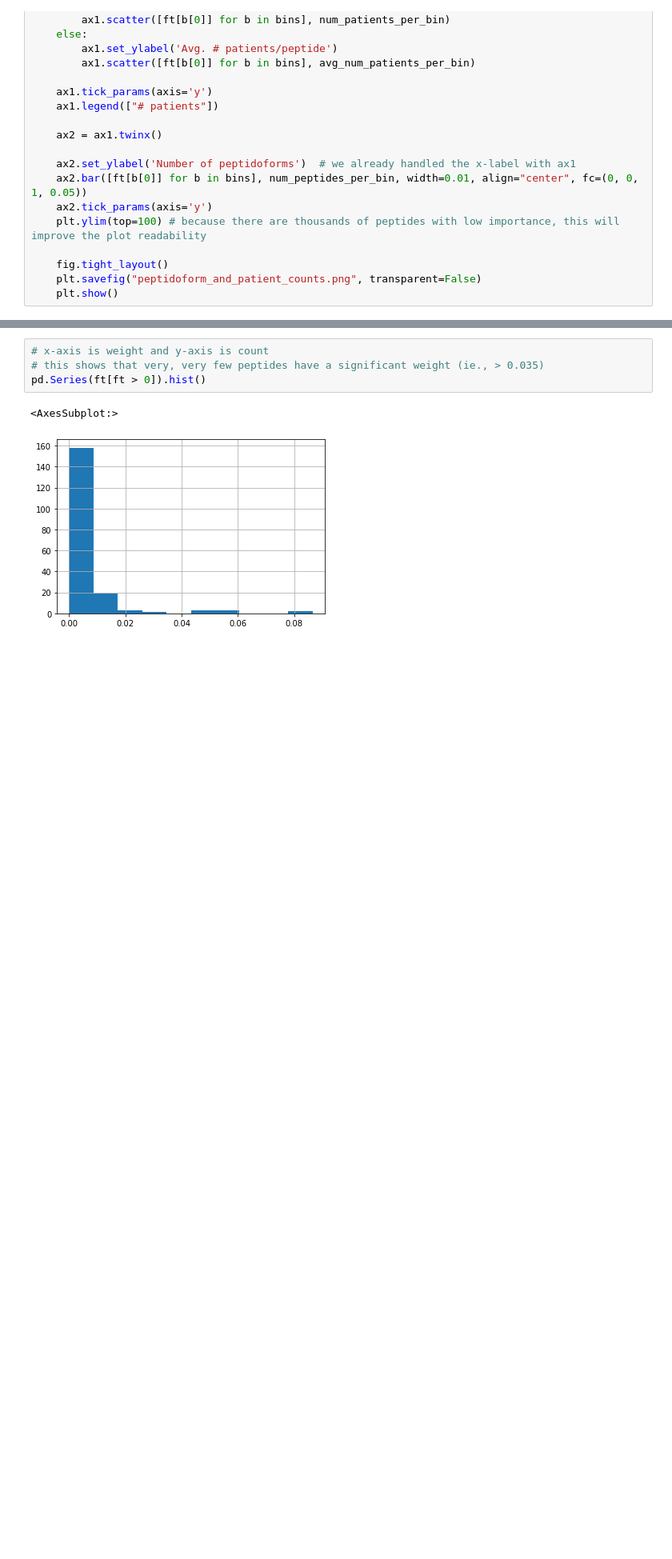
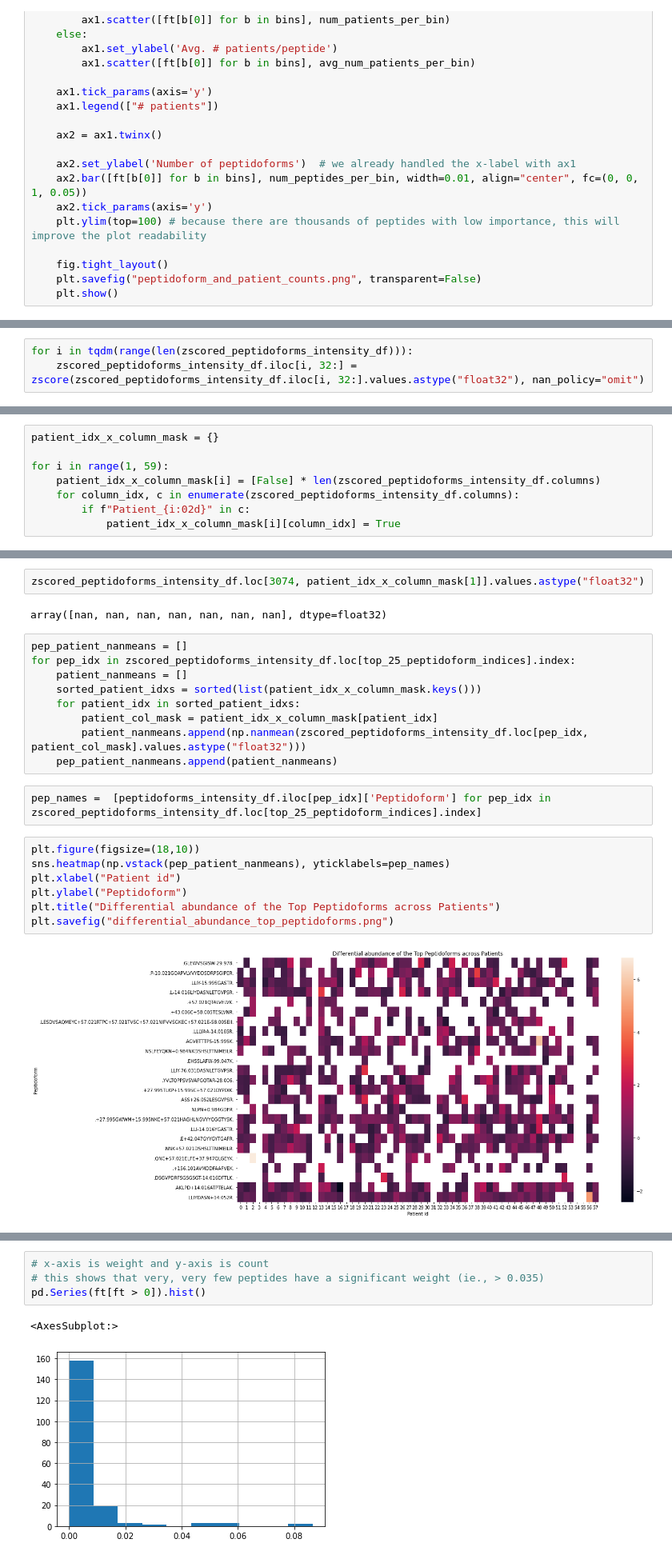
Before and after one commit to SasyaReddi/cse291c-plasma-weightloss, a Jupyter notebook: FinalReport-Data.ipynb, the cells around one changed output, grey strips where cells are left out. Shown at 80% size. Drawn from its saved outputs; the diff is of its cells as text; blank space fills up the shorter version.

```diff
--- a/FinalReport-Data.ipynb
+++ b/FinalReport-Data.ipynb
@@ -878,0 +984,3 @@ array([ 3143,  1232,  2666, ..., 27279, 27278,     0])
+# %%
+for i in tqdm(range(len(zscored_peptidoforms_intensity_df))):
+    zscored_peptidoforms_intensity_df.iloc[i, 32:] = zscore(zscored_peptidoforms_intensity_df.iloc[i, 32:].values.astype("float32"), nan_policy="omit")
@@ -878,0 +1009,8 @@ array([ 3143,  1232,  2666, ..., 27279, 27278,     0])
+# %%
+patient_idx_x_column_mask = {}
+
+for i in range(1, 59):
+    patient_idx_x_column_mask[i] = [False] * len(zscored_peptidoforms_intensity_df.columns)
+    for column_idx, c in enumerate(zscored_peptidoforms_intensity_df.columns):
+        if f"Patient_{i:02d}" in c:
+            patient_idx_x_column_mask[i][column_idx] = True
@@ -878,0 +1042,24 @@ array([ 3143,  1232,  2666, ..., 27279, 27278,     0])
+# %%
+zscored_peptidoforms_intensity_df.loc[3074, patient_idx_x_column_mask[1]].values.astype("float32")
+# %% [output]
+array([nan, nan, nan, nan, nan, nan, nan], dtype=float32)
+# %%
+pep_patient_nanmeans = []
+for pep_idx in zscored_peptidoforms_intensity_df.loc[top_25_peptidoform_indices].index:
+    patient_nanmeans = []
+    sorted_patient_idxs = sorted(list(patient_idx_x_column_mask.keys()))
+    for patient_idx in sorted_patient_idxs:
+        patient_col_mask = patient_idx_x_column_mask[patient_idx]
+        patient_nanmeans.append(np.nanmean(zscored_peptidoforms_intensity_df.loc[pep_idx, patient_col_mask].values.astype("float32")))
+    pep_patient_nanmeans.append(patient_nanmeans)
+# %%
+pep_names =  [peptidoforms_intensity_df.iloc[pep_idx]['Peptidoform'] for pep_idx in zscored_peptidoforms_intensity_df.loc[top_25_peptidoform_indices].index]
+# %%
+plt.figure(figsize=(18,10))
+sns.heatmap(np.vstack(pep_patient_nanmeans), yticklabels=pep_names)
+plt.xlabel("Patient id")
+plt.ylabel("Peptidoform")
+plt.title("Differential abundance of the Top Peptidoforms across Patients")
+plt.savefig("differential_abundance_top_peptidoforms.png")
+# %% [output]
+[figure, added]
```
Also changed, not shown: parts of 26 cells of this notebook.
